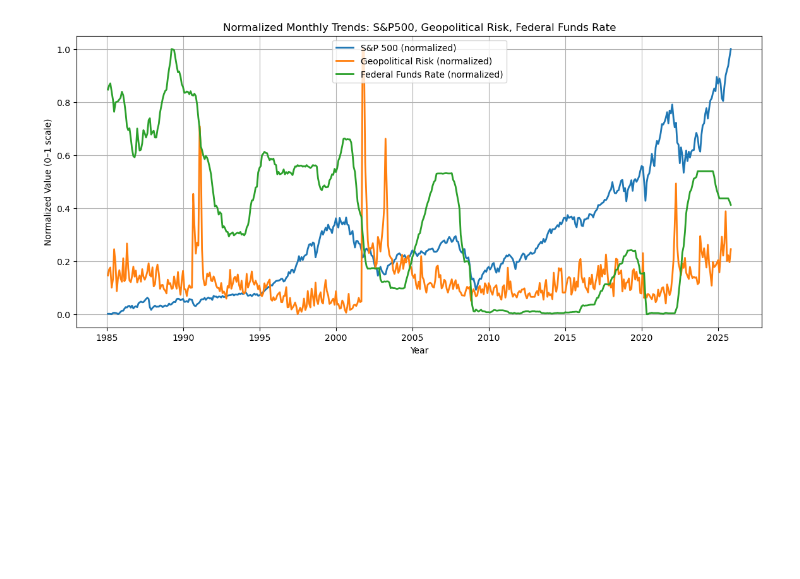
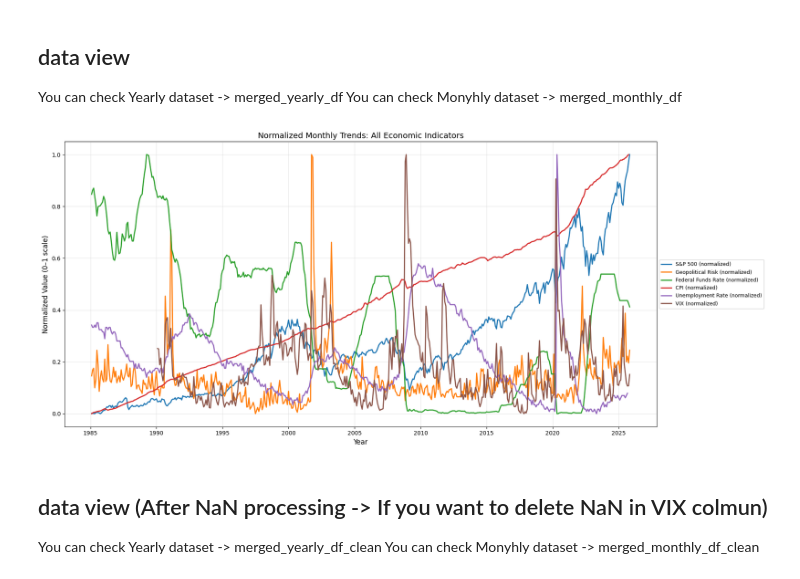
Before and after one commit to AL2024UCSD/sp500trends, a Jupyter notebook: andrew_notebook.ipynb, the cells around one changed output. Cells and saved outputs as stored; diff of their text form; code cells hidden in the pictures; blank space fills up the shorter version.

```diff
--- a/andrew_notebook.ipynb
+++ b/andrew_notebook.ipynb
@@ -69,0 +149,4 @@ merged_monthly_df = merged_monthly_df.set_index('Date')
+# %% [markdown]
+## data view
+You can check Yearly dataset -> merged_yearly_df
+You can check Monyhly dataset -> merged_monthly_df
@@ -70,23 +216,42 @@ merged_monthly_df = merged_monthly_df.set_index('Date')
 # %%
+# Normalized graph for monthly dataset
 normalized_df = merged_monthly_df.copy()
-for col in ['SP500 Index Value ($)', 'GPRC_USA', 'FEDFUNDS']:
-    normalized_df[col + '_norm'] = (
-        normalized_df[col] - normalized_df[col].min()
-    ) / (normalized_df[col].max() - normalized_df[col].min())
 
-plt.figure(figsize=(14,6))
+# Normalize all numeric columns
+original_cols = ['SP500 Index Value ($)', 'GPRC_USA', 'FEDFUNDS', 'CPI', 'UNEMPLOYMENT RATE', 'VIX']
+
+# Normalize original columns
+for col in original_cols:
+    if col in normalized_df.columns:
+        normalized_df[col + '_norm'] = (
+            normalized_df[col] - normalized_df[col].min()
+        ) / (normalized_df[col].max() - normalized_df[col].min())
+
+plt.figure(figsize=(18,8))
+# Plot original normalized values
 plt.plot(normalized_df.index, normalized_df['SP500 Index Value ($)_norm'], label='S&P 500 (normalized)', linewidth=2)
 plt.plot(normalized_df.index, normalized_df['GPRC_USA_norm'], label='Geopolitical Risk (normalized)', linewidth=2)
 plt.plot(normalized_df.index, normalized_df['FEDFUNDS_norm'], label='Federal Funds Rate (normalized)', linewidth=2)
+if 'CPI_norm' in normalized_df.columns:
+    plt.plot(normalized_df.index, normalized_df['CPI_norm'], label='CPI (normalized)', linewidth=2)
+if 'UNEMPLOYMENT RATE_norm' in normalized_df.columns:
+    plt.plot(normalized_df.index, normalized_df['UNEMPLOYMENT RATE_norm'], label='Unemployment Rate (normalized)', linewidth=2)
+if 'VIX_norm' in normalized_df.columns:
+    plt.plot(normalized_df.index, normalized_df['VIX_norm'], label='VIX (normalized)', linewidth=2)
 
-plt.title("Normalized Monthly Trends: S&P500, Geopolitical Risk, Federal Funds Rate")
-plt.xlabel("Year")
-plt.ylabel("Normalized Value (0–1 scale)")
-plt.legend()
-plt.grid(True)
+plt.title("Normalized Monthly Trends: All Economic Indicators", fontsize=14)
+plt.xlabel("Year", fontsize=12)
+plt.ylabel("Normalized Value (0–1 scale)", fontsize=12)
+plt.legend(loc='center left', bbox_to_anchor=(1, 0.5), fontsize=9)
+plt.grid(True, alpha=0.3)
+plt.tight_layout()
 plt.show()
 
 #during spikes in GPR there are sometimes falls in the economy?
 #something to investigate might be growth/loss in the SP 500 instead of just total value
 # %% [output]
-[figure, old version]
+[figure, new version]
+# %% [markdown]
+## data view (After NaN processing -> If you want to delete NaN in VIX colmun)
+You can check Yearly dataset -> merged_yearly_df_clean
+You can check Monyhly dataset -> merged_monthly_df_clean
```
Also changed, not shown: parts of 5 cells of this notebook, 4 other files.
